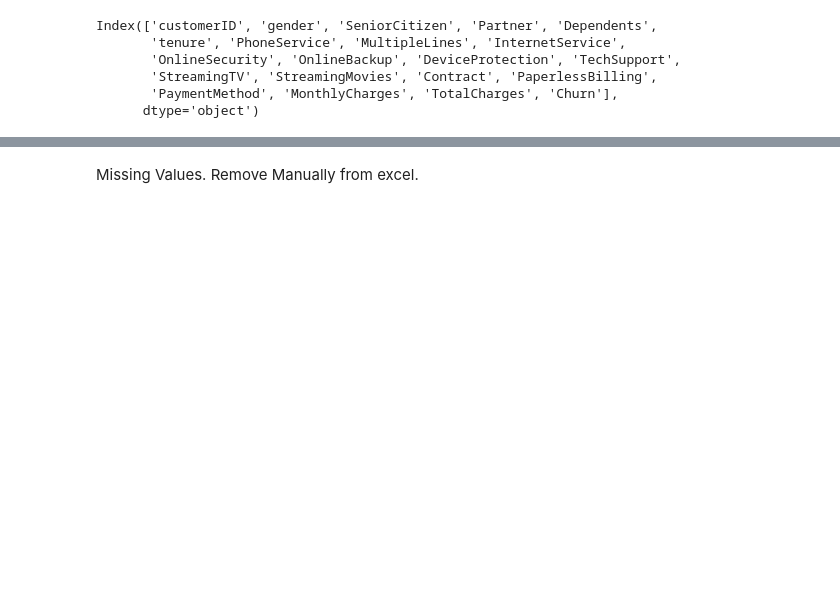
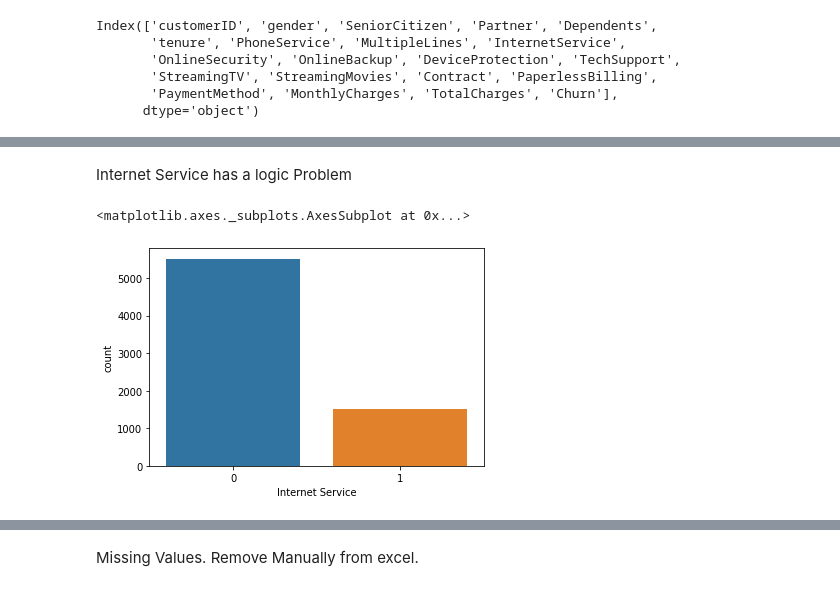
Before and after one commit to anmolsabharwal/Kaggle, a Jupyter notebook: CI.ipynb, the cells around one changed output, grey strips where cells are left out. Cells and saved outputs as stored; diff of their text form; code cells hidden in the pictures; blank space fills up the shorter version.

```diff
--- a/CI.ipynb
+++ b/CI.ipynb
@@ -81,0 +80,19 @@ ValueError: ignored
+# %%
+def goals(x):
+  if x in "Yes":
+    return 1
+  else:
+    return 0
+# %%
+ci['Partner']=ci['Partner'].apply(goals)
+ci['Dependents']=ci['Dependents'].apply(goals)
+ci['PhoneService']=ci['PhoneService'].apply(goals)
+ci['MultipleLines']=ci['MultipleLines'].apply(goals)
+ci['OnlineSecurity']=ci['OnlineSecurity'].apply(goals)
+ci['OnlineBackup']=ci['OnlineBackup'].apply(goals)
+ci['DeviceProtection']=ci['DeviceProtection'].apply(goals)
+ci['TechSupport']=ci['TechSupport'].apply(goals)
+ci['StreamingTV']=ci['StreamingTV'].apply(goals)
+ci['StreamingMovies']=ci['StreamingMovies'].apply(goals)
+ci['PaperlessBilling']=ci['PaperlessBilling'].apply(goals)
+ci['Churn']=ci['Churn'].apply(goals)
@@ -81,0 +136,5 @@ ValueError: ignored
+# %%
+home=pd.get_dummies(ci['gender'])
+ci=pd.concat([ci,home],axis=1)
+ci=ci.drop(['gender','Male'],axis=1)
+ci.head()
@@ -81,0 +148,6 @@ ValueError: ignored
+# %%
+internet=pd.get_dummies(ci['InternetService'])
+ci=pd.concat([ci,internet],axis=1)
+ci=ci.drop('InternetService',axis=1)
+ci = ci.rename(columns={'No': 'Internet Service'})
+#ci['Internet Service']=ci['Internet Service']-1
@@ -81,0 +174,7 @@ ValueError: ignored
+# %% [markdown]
+Internet Service has a logic Problem
+# %%
+sns.countplot(ci['Internet Service'])
+# %% [output]
+<matplotlib.axes._subplots.AxesSubplot at 0x...>
+[figure, added]
```
Also changed, not shown: parts of 18 cells of this notebook.
